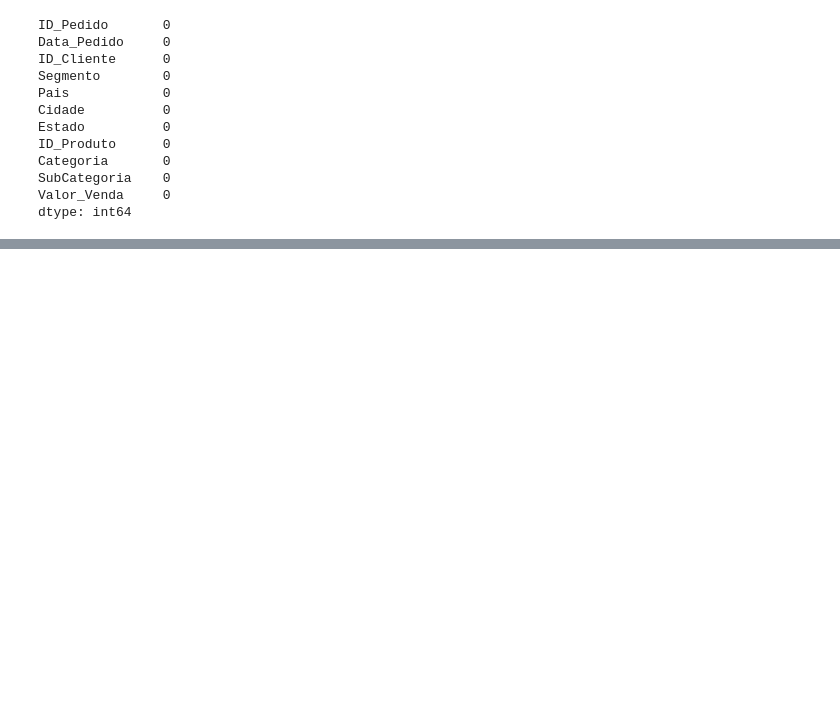
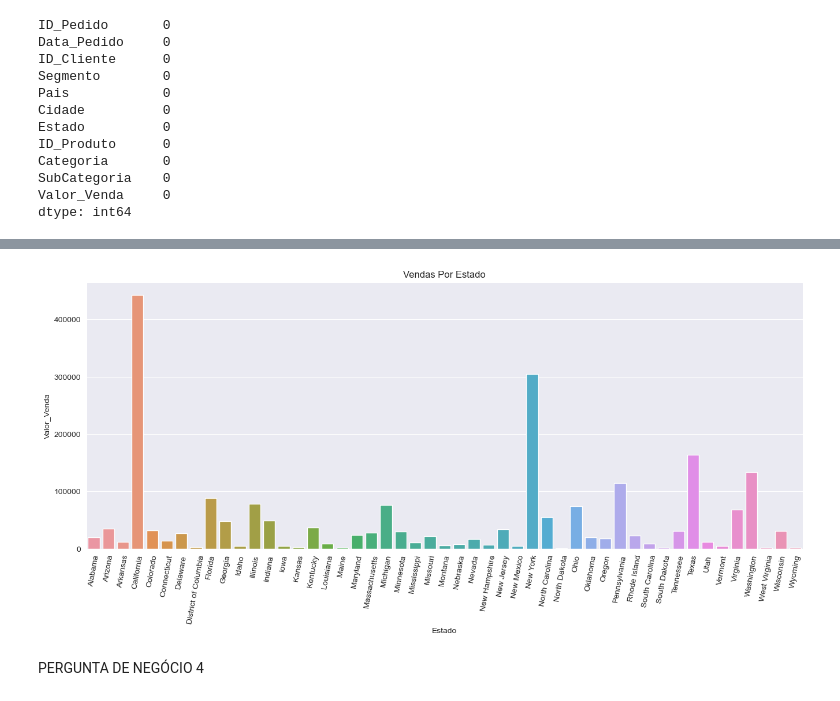
Before and after one commit to ThullioF/DSA---Python, a Jupyter notebook: Cap13/Cap13.Projeto.ipynb, the cells around one changed output, grey strips where cells are left out. Drawn from its saved outputs; the diff is of its cells as text; code cells hidden in the pictures; blank space fills up the shorter version.

```diff
--- a/Cap13/Cap13.Projeto.ipynb
+++ b/Cap13/Cap13.Projeto.ipynb
@@ -105,0 +162,15 @@ df_dsa.head()
+# %%
+# Agrupamos por estado e calculamos o total de vendas
+df_dsa_p3 = df_dsa.groupby('Estado')['Valor_Venda'].sum().reset_index()
+# %%
+# Plot
+plt.figure(figsize = (16, 6))
+sns.barplot(data = df_dsa_p3,
+            y = 'Valor_Venda',
+            x = 'Estado').set(title = 'Vendas Por Estado')
+plt.xticks(rotation = 80)
+plt.show()
+# %% [output]
+[figure, added]
+# %% [markdown]
+PERGUNTA DE NEGÓCIO 4
```
Also changed, not shown: parts of 58 cells of this notebook.
